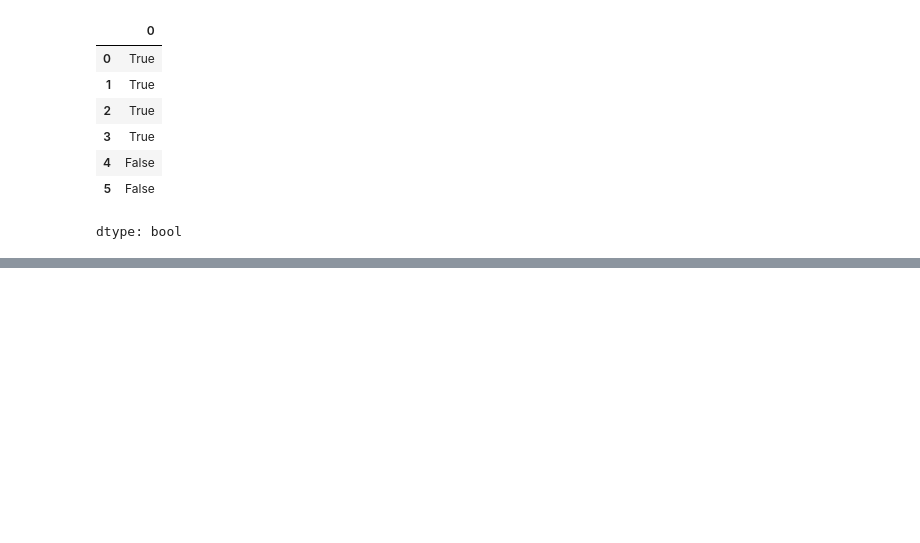
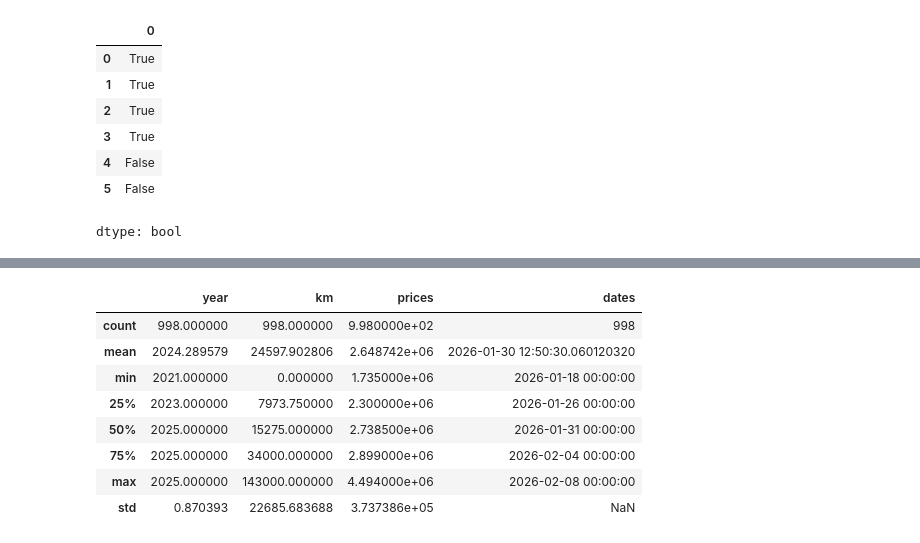
Before and after one commit to azem46/Python_Colab_Handbook, a Jupyter notebook: Python_Ders_16_Pandas.ipynb, the cells around one changed output, grey strips where cells are left out. Drawn from its saved outputs; the diff is of its cells as text; code cells hidden in the pictures; blank space fills up the shorter version.

```diff
--- a/Python_Ders_16_Pandas.ipynb
+++ b/Python_Ders_16_Pandas.ipynb
@@ -1676,0 +1953,15 @@ dtype: bool
+# %%
+#Veri setinde aykırı değerleri bulup ayırmak için
+#modely araçlarımız içerindende fiyat olarak aykırı değerleri bulalım.
+#İlk başta genel bir istatistiki bilgilere erişelim
+modely.describe()
+# %% [output]
+|  | year | km | prices | dates |
+| count | 998.000000 | 998.000000 | 9.980000e+02 | 998 |
+| mean | 2024.289579 | 24597.902806 | 2.648742e+06 | 2026-01-30 12:50:30.060120320 |
+| min | 2021.000000 | 0.000000 | 1.735000e+06 | 2026-01-18 00:00:00 |
+| 25% | 2023.000000 | 7973.750000 | 2.300000e+06 | 2026-01-26 00:00:00 |
+| 50% | 2025.000000 | 15275.000000 | 2.738500e+06 | 2026-01-31 00:00:00 |
+| 75% | 2025.000000 | 34000.000000 | 2.899000e+06 | 2026-02-04 00:00:00 |
+| max | 2025.000000 | 143000.000000 | 4.494000e+06 | 2026-02-08 00:00:00 |
+| std | 0.870393 | 22685.683688 | 3.737386e+05 | NaN |
```
Also changed, not shown: parts of 41 cells of this notebook.
